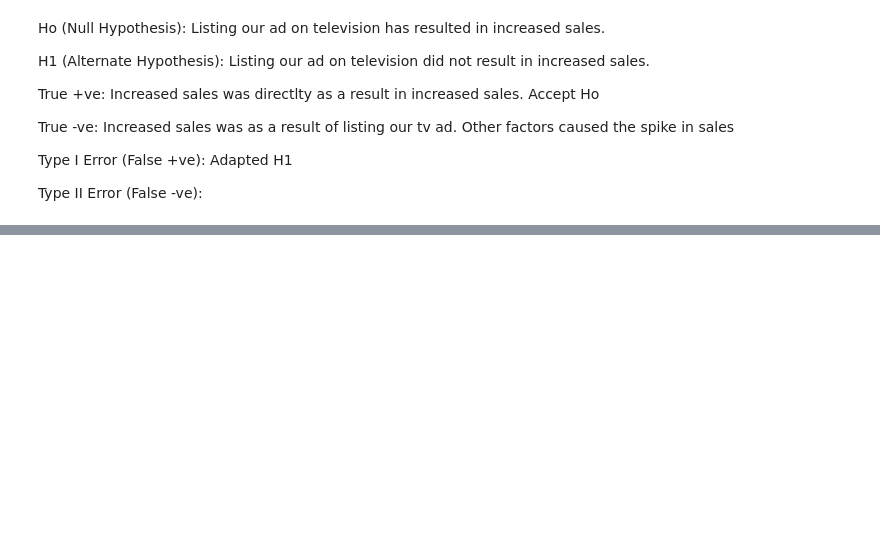
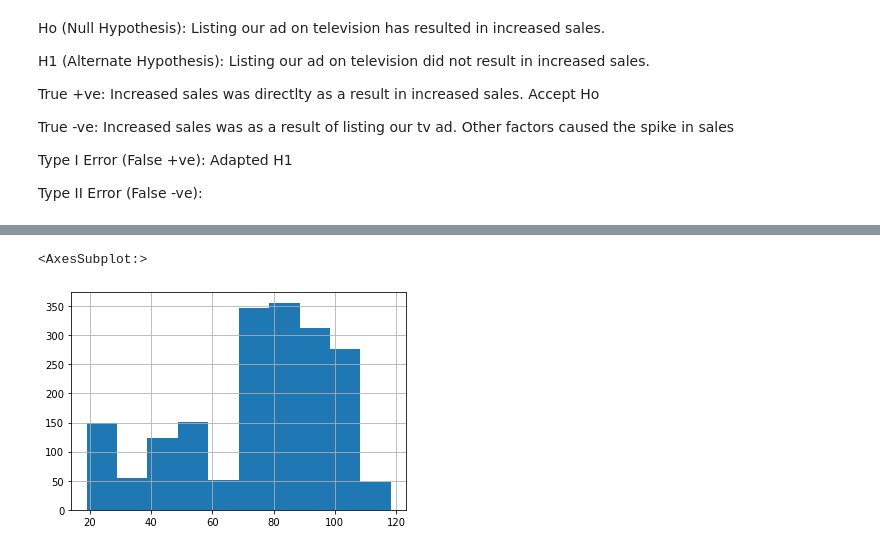
Before and after one commit to stephenkipkurui/statistics-exercises, a Jupyter notebook: hypothesis_testing.ipynb, the cells around one changed output, grey strips where cells are left out. Drawn from its saved outputs; the diff is of its cells as text; code cells hidden in the pictures; blank space fills up the shorter version.

```diff
--- a/hypothesis_testing.ipynb
+++ b/hypothesis_testing.ipynb
@@ -50,0 +109,9 @@ Type II Error (False -ve):
+# %%
+# Churned Customers
+
+churn_sample = df[df.churn == 'Yes'].monthly_charges
+
+churn_sample.hist()
+# %% [output]
+<AxesSubplot:>
+[figure, added]
```
Also changed, not shown: parts of 22 cells of this notebook.
